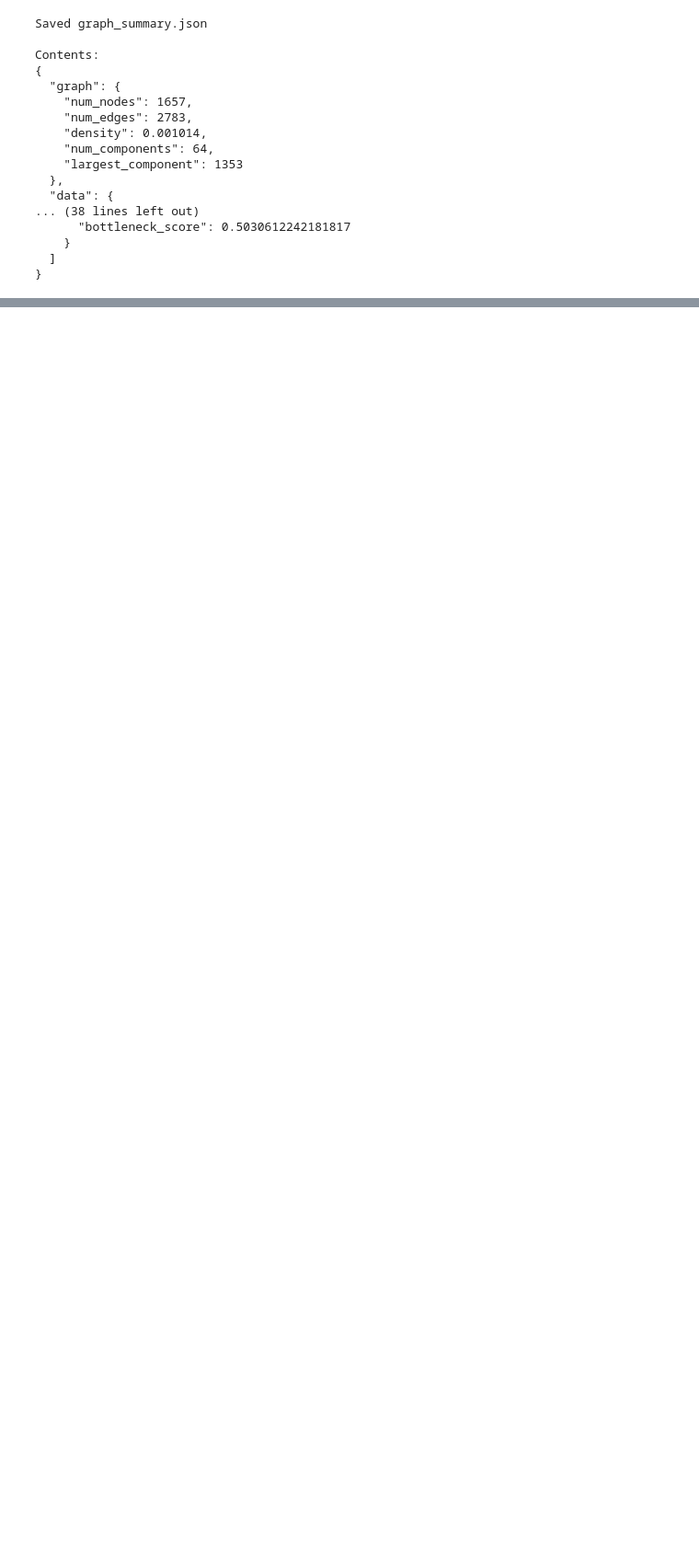
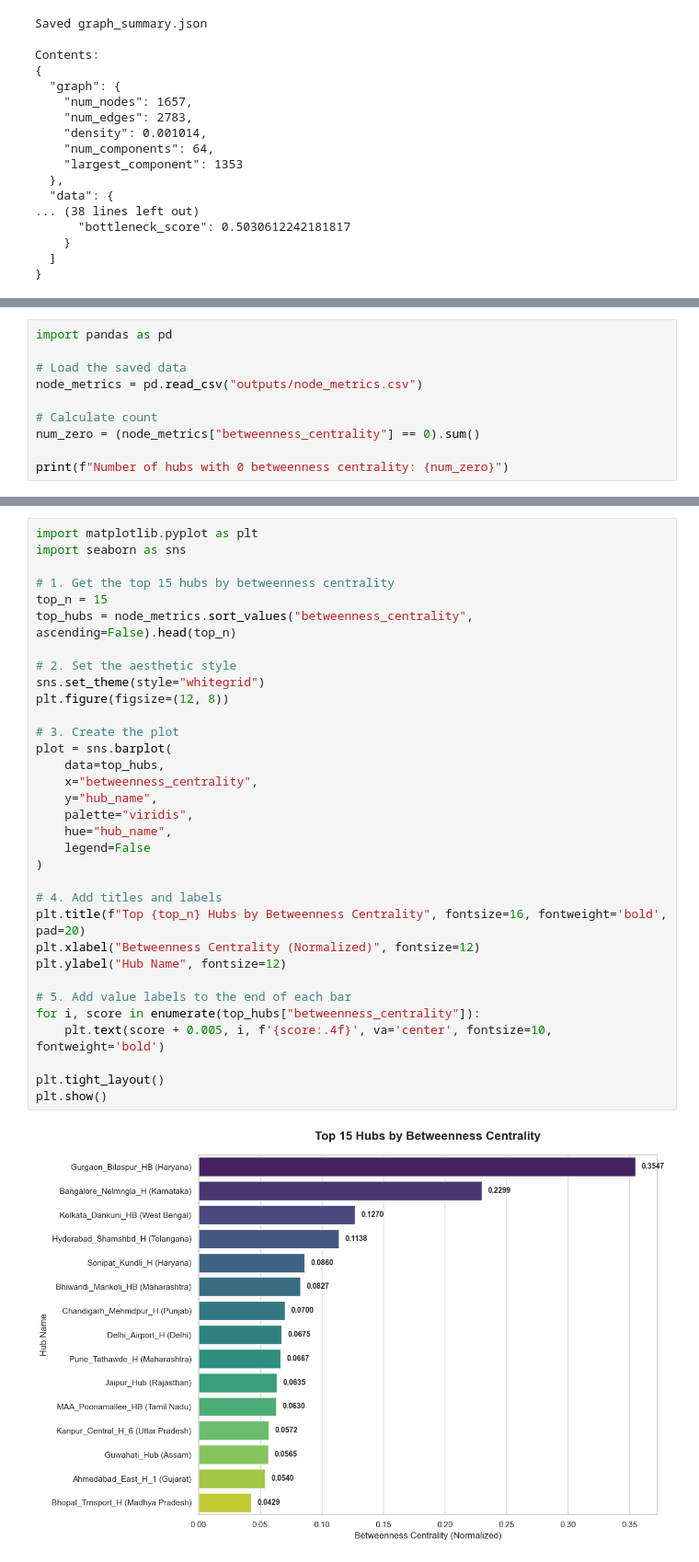
Before and after one commit to madhavv-xd/iitg-graph-eta-project, a Jupyter notebook: gnn.ipynb, the cells around one changed output, grey strips where cells are left out. Shown at 92% size. Cells and saved outputs as stored; diff of their text form; blank space fills up the shorter version.

```diff
--- a/gnn.ipynb
+++ b/gnn.ipynb
@@ -868,3 +864,13 @@ print("You never need to rerun Phase 1 again.")
 
 These files are the input to every future phase.
 You never need to rerun Phase 1 again.
+# %%
+import pandas as pd
+
+# Load the saved data
+node_metrics = pd.read_csv("outputs/node_metrics.csv")
+
+# Calculate count
+num_zero = (node_metrics["betweenness_centrality"] == 0).sum()
+
+print(f"Number of hubs with 0 betweenness centrality: {num_zero}")
@@ -870,0 +879,35 @@ You never need to rerun Phase 1 again.
+# %%
+import matplotlib.pyplot as plt
+import seaborn as sns
+
+# 1. Get the top 15 hubs by betweenness centrality
+top_n = 15
+top_hubs = node_metrics.sort_values("betweenness_centrality", ascending=False).head(top_n)
+
+# 2. Set the aesthetic style
+sns.set_theme(style="whitegrid")
+plt.figure(figsize=(12, 8))
+
+# 3. Create the plot
+plot = sns.barplot(
+    data=top_hubs,
+    x="betweenness_centrality",
+    y="hub_name",
+    palette="viridis",
+    hue="hub_name",
+    legend=False
+)
+
+# 4. Add titles and labels
+plt.title(f"Top {top_n} Hubs by Betweenness Centrality", fontsize=16, fontweight='bold', pad=20)
+plt.xlabel("Betweenness Centrality (Normalized)", fontsize=12)
+plt.ylabel("Hub Name", fontsize=12)
+
+# 5. Add value labels to the end of each bar
+for i, score in enumerate(top_hubs["betweenness_centrality"]):
+    plt.text(score + 0.005, i, f'{score:.4f}', va='center', fontsize=10, fontweight='bold')
+
+plt.tight_layout()
+plt.show()
+# %% [output]
+[figure, added]
```
Also changed, not shown: parts of 10 cells of this notebook, 3 other files.
